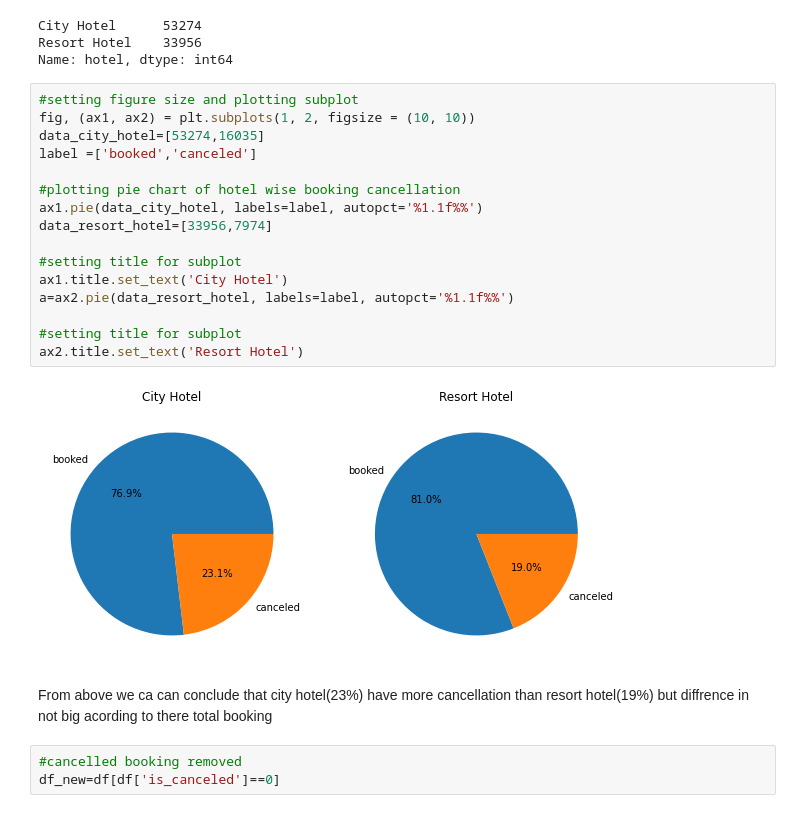
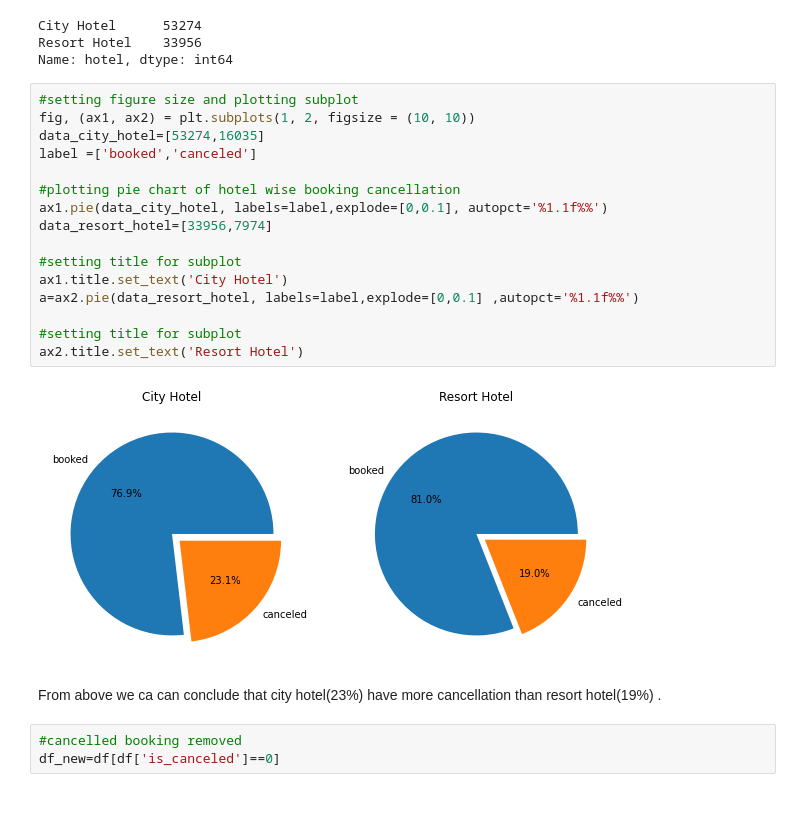
Before and after one commit to rafiddeshmukh/EDA-Hotel_Booking, a Jupyter notebook: Hotel_Booking_Analysis_Capstone_Project.ipynb, the cells around one changed output. Saved outputs shown, nothing was run; the diff lists cells and outputs as text.

```diff
--- a/Hotel_Booking_Analysis_Capstone_Project.ipynb
+++ b/Hotel_Booking_Analysis_Capstone_Project.ipynb
@@ -303,23 +303,23 @@ Name: hotel, dtype: int64
 # %%
 #setting figure size and plotting subplot
 fig, (ax1, ax2) = plt.subplots(1, 2, figsize = (10, 10))
 data_city_hotel=[53274,16035]
 label =['booked','canceled']
 
 #plotting pie chart of hotel wise booking cancellation
-ax1.pie(data_city_hotel, labels=label, autopct='%1.1f%%')
+ax1.pie(data_city_hotel, labels=label,explode=[0,0.1], autopct='%1.1f%%')
 data_resort_hotel=[33956,7974]
 
 #setting title for subplot
 ax1.title.set_text('City Hotel')
-a=ax2.pie(data_resort_hotel, labels=label, autopct='%1.1f%%')
+a=ax2.pie(data_resort_hotel, labels=label,explode=[0,0.1] ,autopct='%1.1f%%')
 
 #setting title for subplot
 ax2.title.set_text('Resort Hotel')
 # %% [output]
-[figure, old version]
+[figure, new version]
 # %% [markdown]
-From above we ca can conclude that city hotel(23%) have more cancellation than resort hotel(19%) but diffrence in not big acording to there total booking
+From above we ca can conclude that city hotel(23%) have more cancellation than resort hotel(19%) .
 # %%
 #cancelled booking removed
 df_new=df[df['is_canceled']==0]
```
Also changed, not shown: parts of 28 cells of this notebook.
